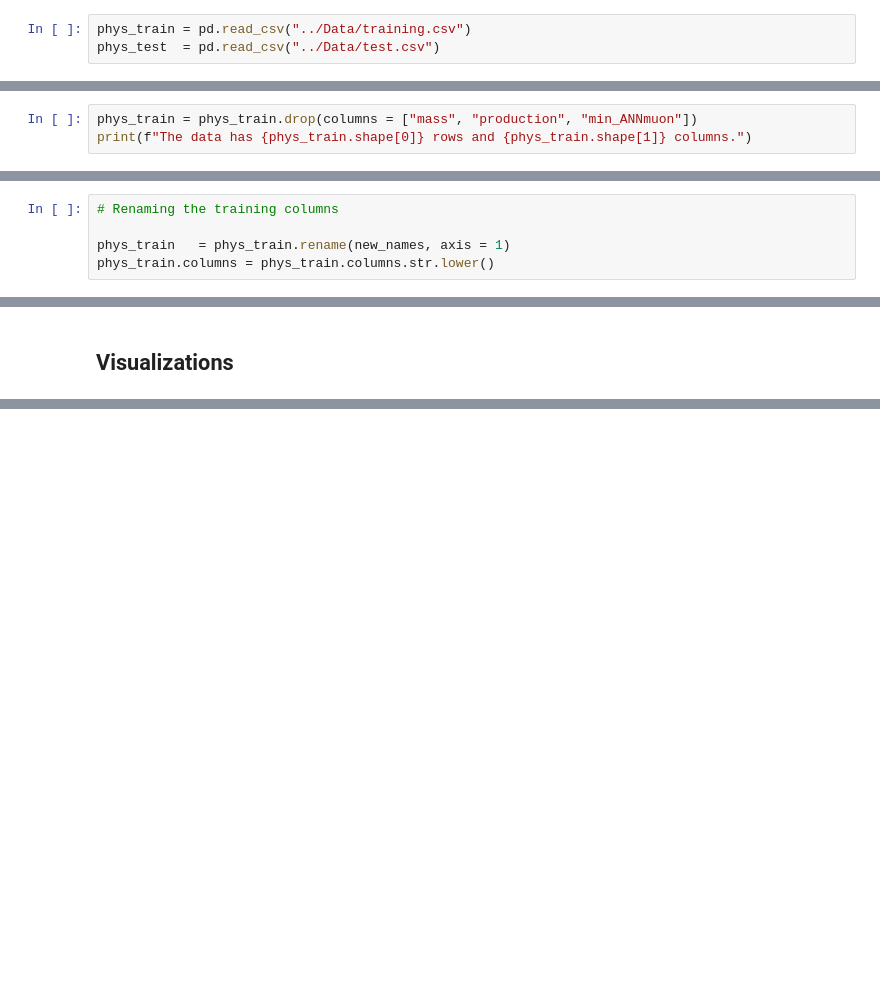
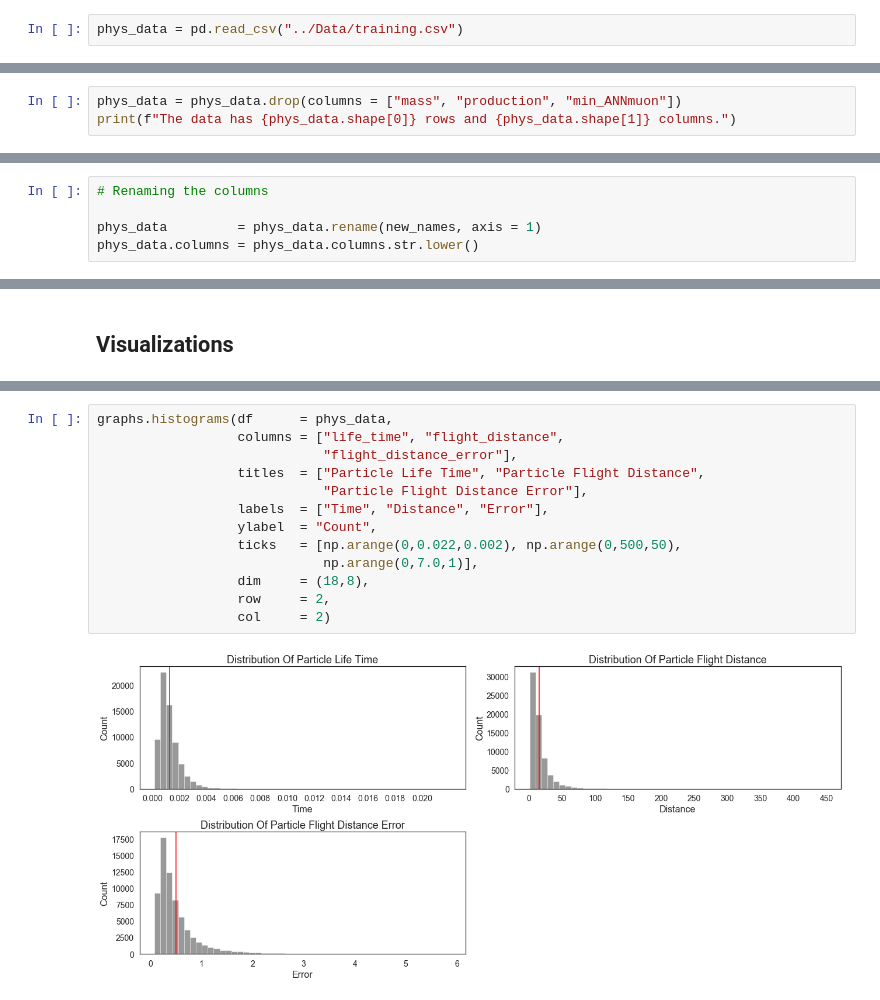
Before and after one commit to a-bergman/Flavors_Of_Physics, a Jupyter notebook: Code/Exploration & Visualizations.ipynb, the cells around one changed output, grey strips where cells are left out. Saved outputs shown, nothing was run; the diff lists cells and outputs as text; blank space fills up the shorter version.

```diff
--- a/Code/Exploration & Visualizations.ipynb
+++ b/Code/Exploration & Visualizations.ipynb
@@ -34,8 +34,7 @@ warnings.filterwarnings("ignore")
 # %% [markdown]
 ### Reading In The Data
 # %%
-phys_train = pd.read_csv("../Data/training.csv")
-phys_test  = pd.read_csv("../Data/test.csv")
+phys_data = pd.read_csv("../Data/training.csv")
 # %% [markdown]
 ### Overview
 # %%
@@ -153,8 +152,8 @@ phys_train.describe().T
 # %% [markdown]
 Not all of the columns in the training data are in the test data so we must remove them.
 # %%
-phys_train = phys_train.drop(columns = ["mass", "production", "min_ANNmuon"])
-print(f"The data has {phys_train.shape[0]} rows and {phys_train.shape[1]} columns.")
+phys_data = phys_data.drop(columns = ["mass", "production", "min_ANNmuon"])
+print(f"The data has {phys_data.shape[0]} rows and {phys_data.shape[1]} columns.")
 # %% [output]
 The data has 67553 rows and 48 columns.
 # %% [markdown]
@@ -184,7 +183,7 @@ new_names = {"LifeTime"           : "life_time",
              "p1_IPSig"           : "p1_ip_sig",
              "p2_IPSig"           : "p2_ip_sig"}
 # %%
-# Renaming the training columns
+# Renaming the columns
 
-phys_train   = phys_train.rename(new_names, axis = 1)
-phys_train.columns = phys_train.columns.str.lower()
+phys_data         = phys_data.rename(new_names, axis = 1)
+phys_data.columns = phys_data.columns.str.lower()
@@ -199,0 +209,15 @@ phys_test.columns  = phys_test.columns.str.lower()
+# %%
+graphs.histograms(df      = phys_data,
+                  columns = ["life_time", "flight_distance",
+                             "flight_distance_error"],
+                  titles  = ["Particle Life Time", "Particle Flight Distance",
+                             "Particle Flight Distance Error"],
+                  labels  = ["Time", "Distance", "Error"],
+                  ylabel  = "Count",
+                  ticks   = [np.arange(0,0.022,0.002), np.arange(0,500,50),
+                             np.arange(0,7.0,1)],
+                  dim     = (18,8),
+                  row     = 2,
+                  col     = 2)
+# %% [output]
+[figure, added]
```
Also changed, not shown: parts of 9 cells of this notebook.
